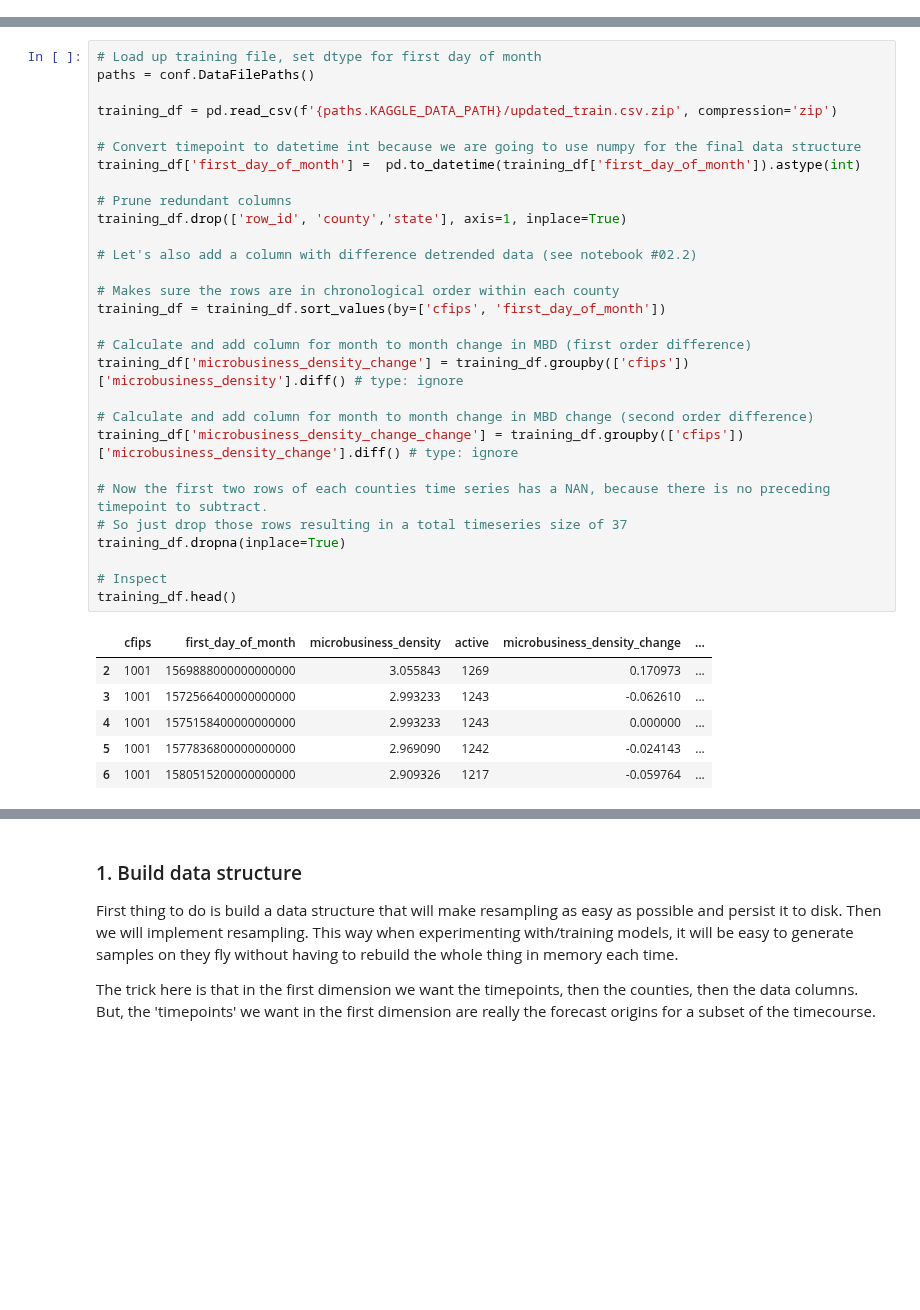
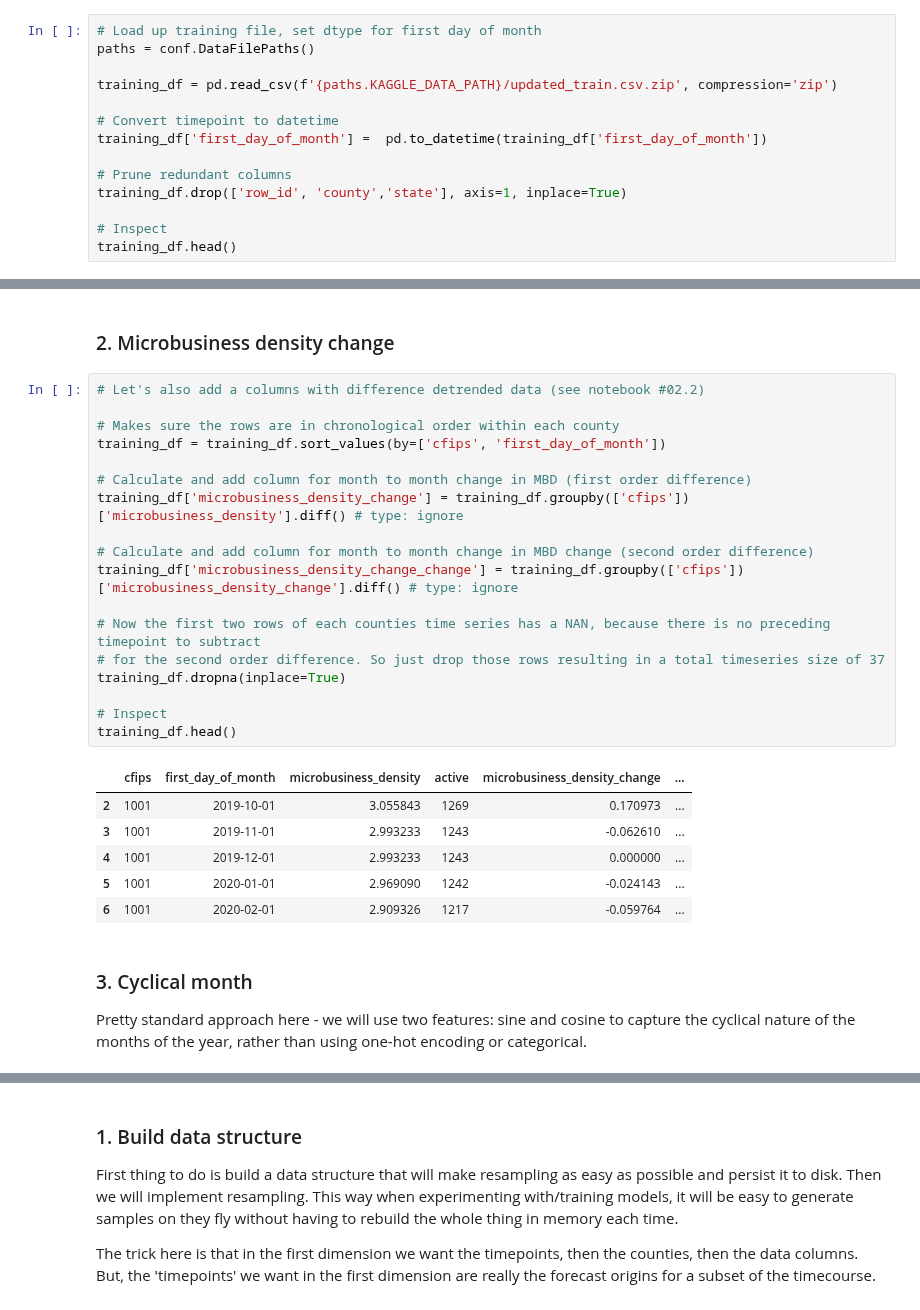
Before and after one commit to gperdrizet/kaggle_microbusiness, a Jupyter notebook: notebooks/09.2-parse_supplemented_data_for_structured_bootstrapping.ipynb, the cells around one changed output, grey strips where cells are left out. Saved outputs shown, nothing was run; the diff lists cells and outputs as text; blank space fills up the shorter version.

```diff
--- a/notebooks/09.2-parse_supplemented_data_for_structured_bootstrapping.ipynb
+++ b/notebooks/09.2-parse_supplemented_data_for_structured_bootstrapping.ipynb
@@ -46,3 +38,17 @@ Python: 3.10.0 | packaged by conda-forge | (default, Nov 20 2021, 02:24:10) [GCC
 
 Numpy 1.23.5
 Pandas 1.4.3
+# %%
+# Load up training file, set dtype for first day of month
+paths = conf.DataFilePaths()
+
+training_df = pd.read_csv(f'{paths.KAGGLE_DATA_PATH}/updated_train.csv.zip', compression='zip')
+
+# Convert timepoint to datetime
+training_df['first_day_of_month'] =  pd.to_datetime(training_df['first_day_of_month'])
+
+# Prune redundant columns
+training_df.drop(['row_id', 'county','state'], axis=1, inplace=True)
+
+# Inspect
+training_df.head()
@@ -49,36 +62,32 @@ Pandas 1.4.3
+# %% [markdown]
+<a name="difference"></a>
+### 2. Microbusiness density change
 # %%
-# Load up training file, set dtype for first day of month
-paths = conf.DataFilePaths()
-
-training_df = pd.read_csv(f'{paths.KAGGLE_DATA_PATH}/updated_train.csv.zip', compression='zip')
-
-# Convert timepoint to datetime int because we are going to use numpy for the final data structure
-training_df['first_day_of_month'] =  pd.to_datetime(training_df['first_day_of_month']).astype(int)
-
-# Prune redundant columns
-training_df.drop(['row_id', 'county','state'], axis=1, inplace=True)
-
-# Let's also add a column with difference detrended data (see notebook #02.2)
+# Let's also add a columns with difference detrended data (see notebook #02.2)
 
 # Makes sure the rows are in chronological order within each county
 training_df = training_df.sort_values(by=['cfips', 'first_day_of_month'])
 
 # Calculate and add column for month to month change in MBD (first order difference)
 training_df['microbusiness_density_change'] = training_df.groupby(['cfips'])['microbusiness_density'].diff() # type: ignore
 
 # Calculate and add column for month to month change in MBD change (second order difference)
 training_df['microbusiness_density_change_change'] = training_df.groupby(['cfips'])['microbusiness_density_change'].diff() # type: ignore
 
-# Now the first two rows of each counties time series has a NAN, because there is no preceding timepoint to subtract.
-# So just drop those rows resulting in a total timeseries size of 37
+# Now the first two rows of each counties time series has a NAN, because there is no preceding timepoint to subtract
+# for the second order difference. So just drop those rows resulting in a total timeseries size of 37
 training_df.dropna(inplace=True)
 
 # Inspect
 training_df.head()
 # %% [output]
 |  | cfips | first_day_of_month | microbusiness_density | active | microbusiness_density_change | ... |
-| 2 | 1001 | 1569888000000000000 | 3.055843 | 1269 | 0.170973 | ... |
-| 3 | 1001 | 1572566400000000000 | 2.993233 | 1243 | -0.062610 | ... |
-| 4 | 1001 | 1575158400000000000 | 2.993233 | 1243 | 0.000000 | ... |
-| 5 | 1001 | 1577836800000000000 | 2.969090 | 1242 | -0.024143 | ... |
-| 6 | 1001 | 1580515200000000000 | 2.909326 | 1217 | -0.059764 | ... |
+| 2 | 1001 | 2019-10-01 | 3.055843 | 1269 | 0.170973 | ... |
+| 3 | 1001 | 2019-11-01 | 2.993233 | 1243 | -0.062610 | ... |
+| 4 | 1001 | 2019-12-01 | 2.993233 | 1243 | 0.000000 | ... |
+| 5 | 1001 | 2020-01-01 | 2.969090 | 1242 | -0.024143 | ... |
+| 6 | 1001 | 2020-02-01 | 2.909326 | 1217 | -0.059764 | ... |
+# %% [markdown]
+<a name="month"></a>
+### 3. Cyclical month
+Pretty standard approach here - we will use two features: sine and cosine to capture the cyclical nature of the months of the year, rather than using one-hot encoding or categorical.
```
Also changed, not shown: parts of 13 cells of this notebook.
